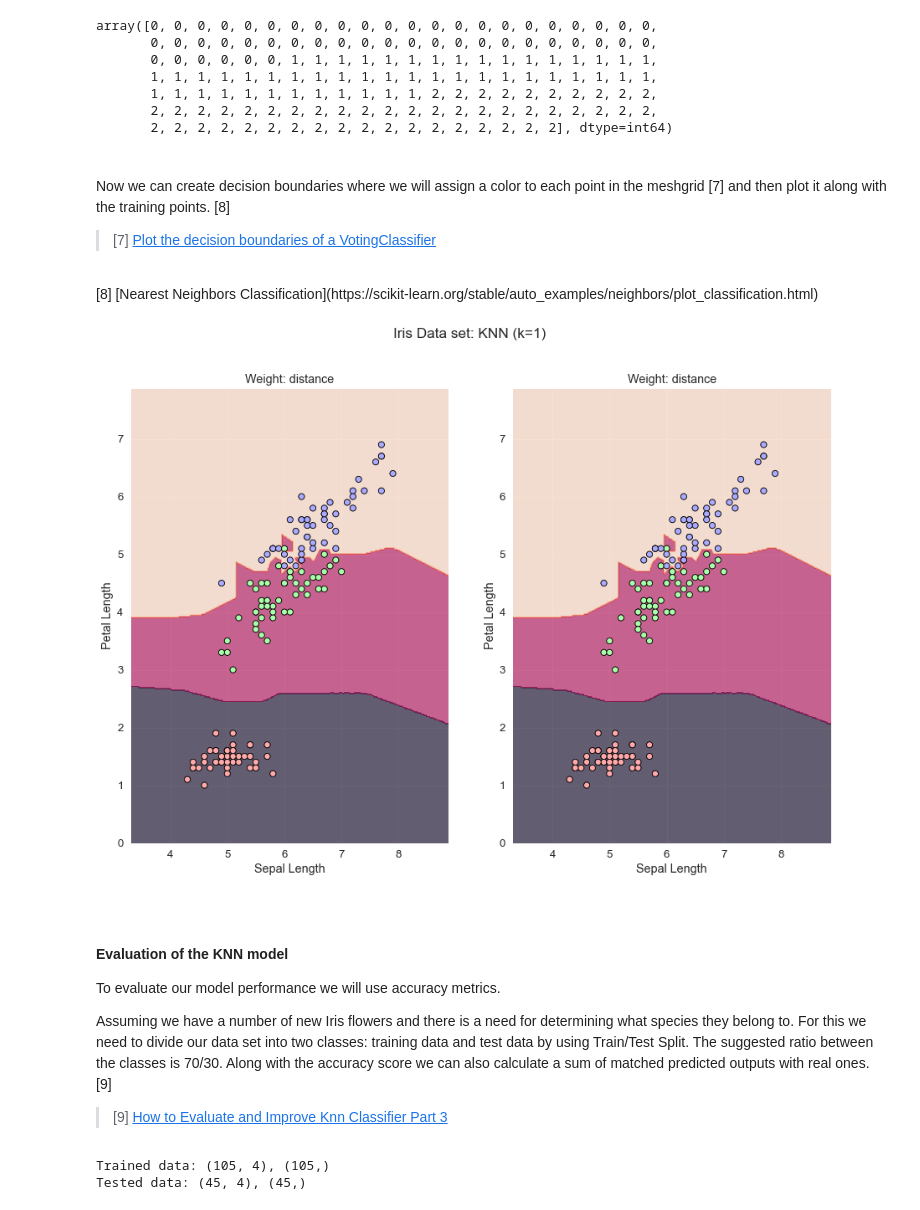
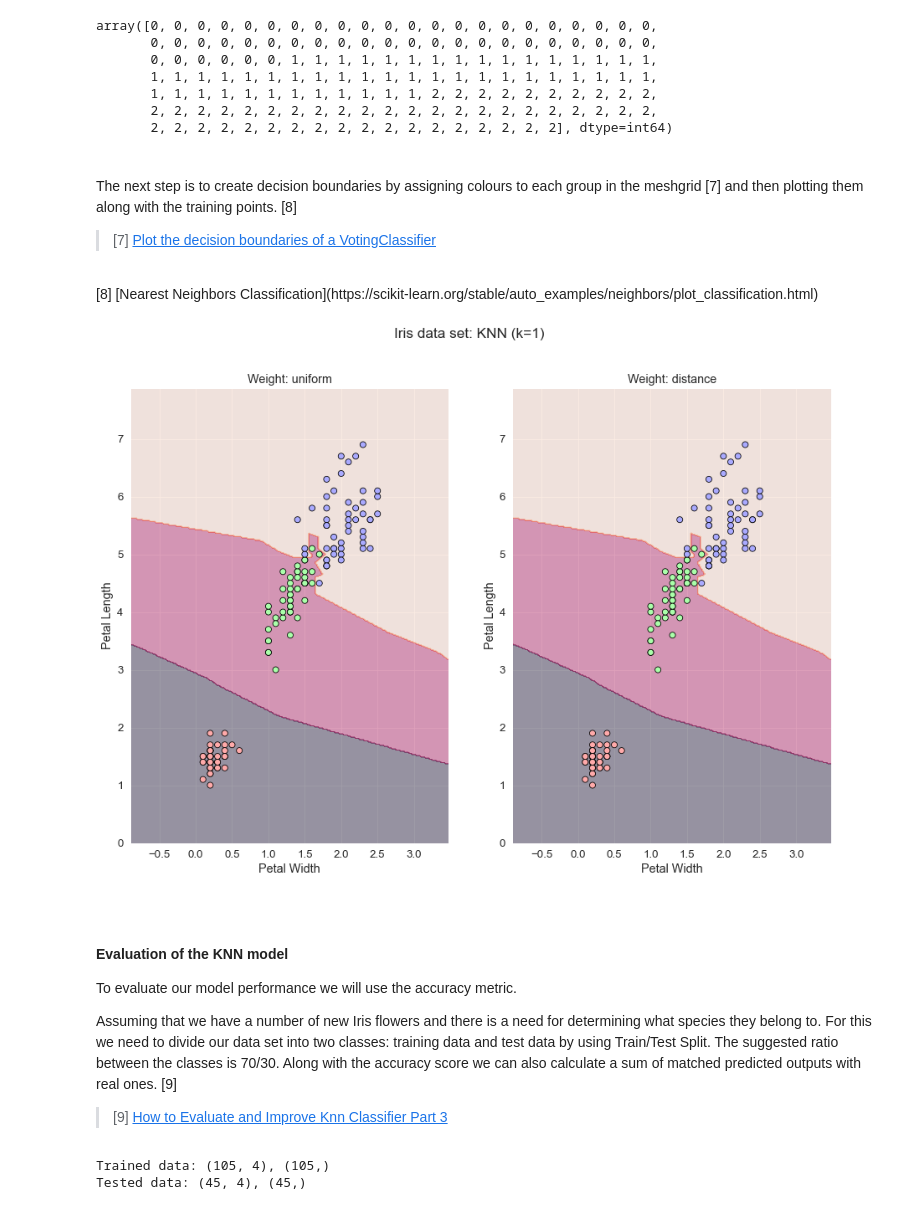
Before and after one commit to olgarozhdestvina/Machine-Learning-and-Statistics, a Jupyter notebook: Tasks.ipynb, the cells around one changed output. Cells and saved outputs as stored; diff of their text form; code cells hidden in the pictures.

```diff
--- a/Tasks.ipynb
+++ b/Tasks.ipynb
@@ -604,7 +610,7 @@ The next step is to plot the results of fitting KNN. To do so, first we would ne
 # %%
-# Select Sepal Length and Petal Length, conver into numpy array
-X = np.array(params.iloc[:, lambda df: [0, 2]].values)
+# Select Petal Length and Width (in reverse order so plots look better), convert them into a numpy array.
+X = np.array(params.iloc[:, [3,2]].values)
 
-# Display it.
+# Display the array.
 X
 # %% [output]
@@ -642,7 +648,7 @@ array([0, 0, 0, 0, 0, 0, 0, 0, 0, 0, 0, 0, 0, 0, 0, 0, 0, 0, 0, 0, 0, 0,
 # %% [markdown]
 <br>
 
-Now we can create decision boundaries where we will assign a color to each point in the meshgrid [7] and then plot it along with the training points. [8]
+The next step is to create decision boundaries by assigning colours to each group in the meshgrid [7] and then plotting them along with the training points. [8]
 
 > [7] [Plot the decision boundaries of a VotingClassifier](https://scikit-learn.org/stable/auto_examples/ensemble/plot_voting_decision_regions.html)
 <br>
@@ -658,51 +664,54 @@ xx, yy = np.meshgrid(np.arange(x_min, x_max, h), np.arange(y_min, y_max, h))
 # %%
 # Create a figure and a set of axis 1x2, change size of the figure.
 fig, [ax1,ax2] = plt.subplots(1,2, figsize=(15,10))
 
-# Create suptitle.
-fig.suptitle(f"Iris Data set: KNN (k={k})")
+# Color map.
+cmap = ListedColormap(['#FFAAAA', '#AAFFAA', '#AAAAFF'])
 
-# Color map.
-cmap_light = ListedColormap(['#FFAAAA', '#AAFFAA', '#AAAAFF'])
+def knn_plot(x,y, weight, ax):
+    """ Function to plot knn by fitting it with different weights """
+    # Create suptitle.
+    fig.suptitle(f"Iris data set: KNN (k={k})")
 
-# Plot for each weight.
-for ax in [ax1, ax2]:
-    for weights in ['uniform', 'distance']:
-        # Create another instance of KNN and fit the data.
-        knn_plot = neigh(n_neighbors=k, weights=weights)
-        knn_plot.fit(X, y)
+    # Create another instance of KNN and fit the data.
+    knn_plot = neigh(n_neighbors=k, weights=weight)
+    knn_plot.fit(x, y)
 
-        # Predict the meshgrid and reshape it to a multidimentional array.
-        Z = knn_plot.predict(np.c_[xx.ravel(), yy.ravel()])
-        Z = Z.reshape(xx.shape)
+    # Predict the meshgrid and reshape it to a multidimentional array.
+    Z = knn_plot.predict(np.c_[xx.ravel(), yy.ravel()])
+    Z = Z.reshape(xx.shape)
 
-        # Put the result into the plots.
-        ax.contourf(xx, yy, Z, alpha=0.4)
+    # Put the result into the plots.
+    ax.contourf(xx, yy, Z, alpha=0.4)
 
-        # Plot the training points.
-        ax.scatter(X[:, 0], X[:, 1], c=y, cmap=cmap_light, s=50, edgecolor='k')
-        plt.xlim(xx.min(), xx.max())
-        plt.ylim(yy.min(), yy.max())
+    # Plot the training points.
+    ax.scatter(x[:, 0], x[:, 1], c=y, cmap=cmap, s=50, edgecolor='k')
+    plt.xlim(xx.min(), xx.max())
+    plt.ylim(yy.min(), yy.max())
 
-        # Create a title
-        ax.set_title(f"Weight: {weights}")
+    # Create a title
+    ax.set_title(f"Weight: {weight}")
 
-        # Labels.
-        ax.set_xlabel("Sepal Length")
-        ax.set_ylabel("Petal Length")
+    # Labels.
+    ax.set_xlabel("Petal Width")
+    ax.set_ylabel("Petal Length")
+
+# Plot for each weight on separate axis.
+knn_plot(X, y, 'uniform', ax1)
+knn_plot(X, y, 'distance', ax2)
 
 # Show the plots.
 plt.show()
 # %% [output]
-[figure, old version]
+[figure, new version]
 # %% [markdown]
 <br>
 
 #### Evaluation of the KNN model
 
-To evaluate our model performance we will use accuracy metrics.
+To evaluate our model performance we will use the accuracy metric.
 
-Assuming we have a number of new Iris flowers and there is a need for determining what species they belong to. For this we need to divide our data set into two classes: training data and test data by using Train/Test Split. The suggested ratio between the classes is 70/30. Along with the accuracy score we can also calculate a sum of matched predicted outputs with real ones. [9]
+Assuming that we have a number of new Iris flowers and there is a need for determining what species they belong to. For this we need to divide our data set into two classes: training data and test data by using Train/Test Split. The suggested ratio between the classes is 70/30. Along with the accuracy score we can also calculate a sum of matched predicted outputs with real ones. [9]
 
 > [9] [How to Evaluate and Improve Knn Classifier Part 3](https://medium.com/@jalalmansoori/how-to-evaluate-and-improve-knn-classifier-part-3-62d72fd17eec)
 # %%
```
Also changed, not shown: parts of 25 cells of this notebook.
